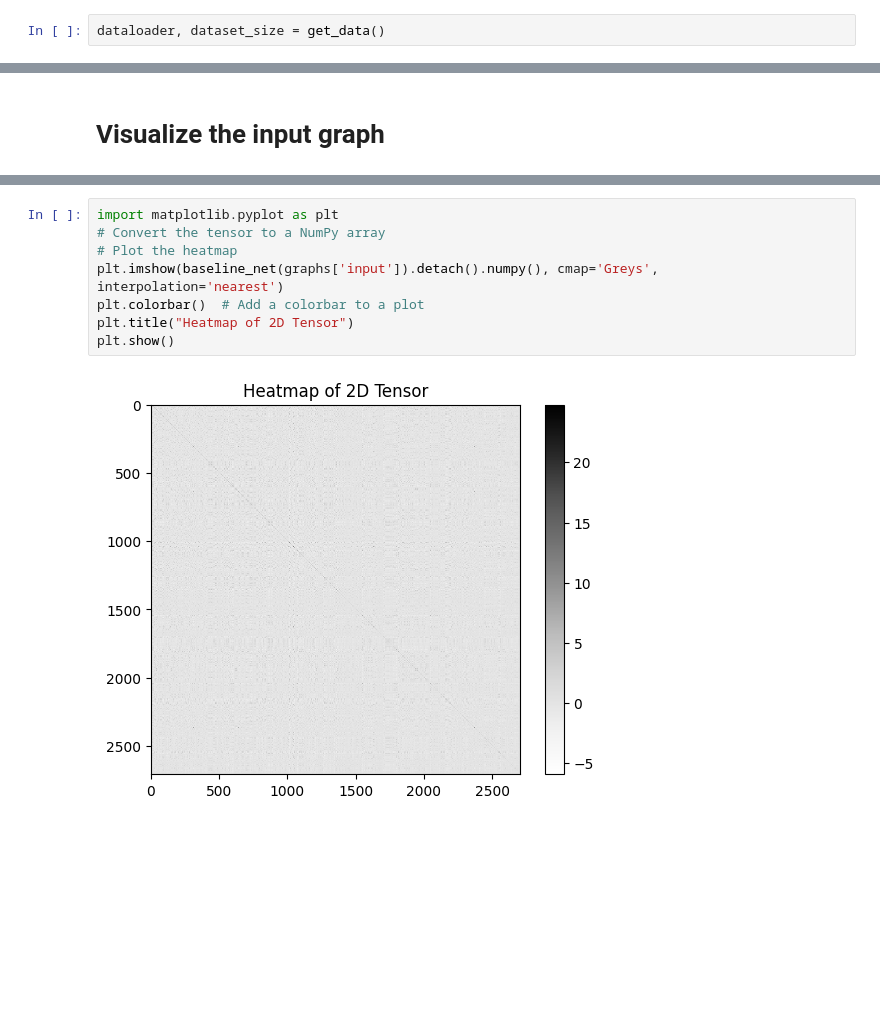
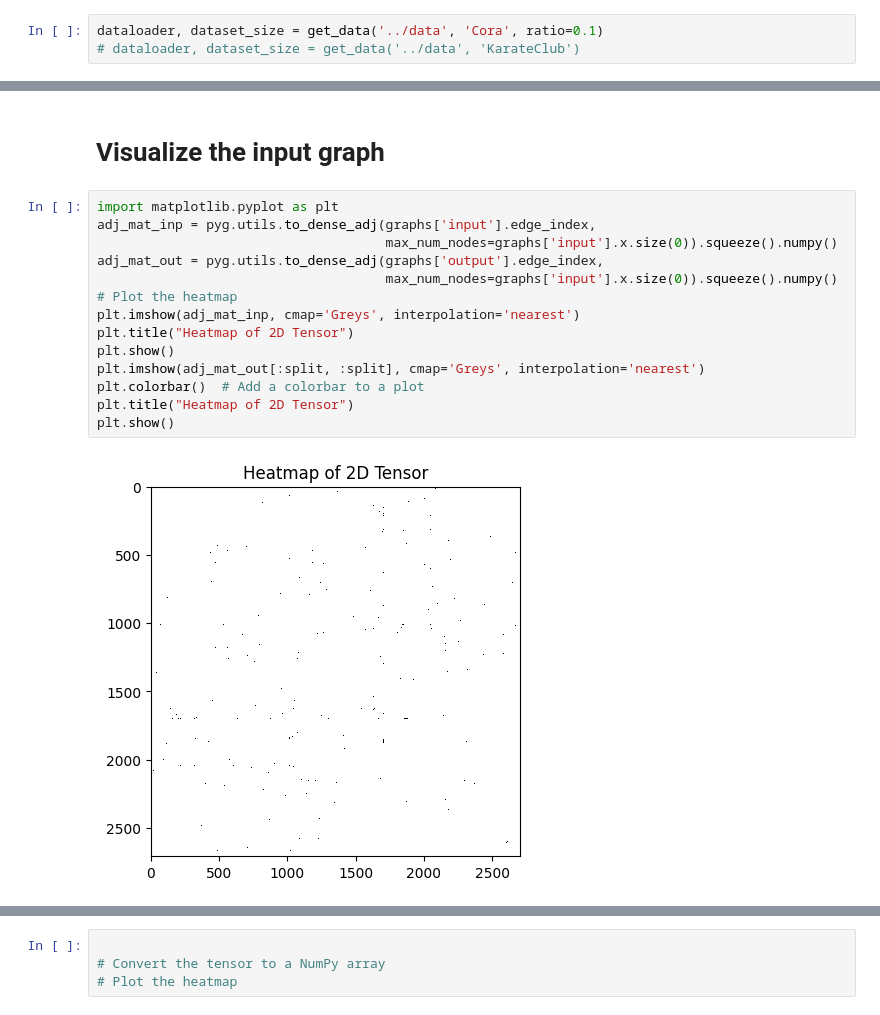
Before and after one commit to FDUguchunhui/latent-space-constraint-GNN, a Jupyter notebook: src/cgvae.ipynb, the cells around one changed output, grey strips where cells are left out. Cells and saved outputs as stored; diff of their text form; blank space fills up the shorter version.

```diff
--- a/src/cgvae.ipynb
+++ b/src/cgvae.ipynb
@@ -11,6 +15,7 @@ import torch
 from IPython.display import display, HTML
 display(HTML("<style>pre { white-space: pre !important; }</style>"))
 # %%
-dataloader, dataset_size = get_data()
+dataloader, dataset_size = get_data('../data', 'Cora', ratio=0.1)
+# dataloader, dataset_size = get_data('../data', 'KarateClub')
 # %%
 data = next(iter(dataloader))
@@ -41,2 +62,18 @@ graphs = next(iter(dataloader))
 # %% [markdown]
 # Visualize the input graph
+# %%
+import matplotlib.pyplot as plt
+adj_mat_inp = pyg.utils.to_dense_adj(graphs['input'].edge_index,
+                                     max_num_nodes=graphs['input'].x.size(0)).squeeze().numpy()
+adj_mat_out = pyg.utils.to_dense_adj(graphs['output'].edge_index,
+                                     max_num_nodes=graphs['input'].x.size(0)).squeeze().numpy()
+# Plot the heatmap
+plt.imshow(adj_mat_inp, cmap='Greys', interpolation='nearest')
+plt.title("Heatmap of 2D Tensor")
+plt.show()
+plt.imshow(adj_mat_out[:split, :split], cmap='Greys', interpolation='nearest')
+plt.colorbar()  # Add a colorbar to a plot
+plt.title("Heatmap of 2D Tensor")
+plt.show()
+# %% [output]
+[figure, added]
@@ -43,11 +81,5 @@ graphs = next(iter(dataloader))
 # %%
-import matplotlib.pyplot as plt
+
 # Convert the tensor to a NumPy array
 # Plot the heatmap
-plt.imshow(baseline_net(graphs['input']).detach().numpy(), cmap='Greys', interpolation='nearest')
-plt.colorbar()  # Add a colorbar to a plot
-plt.title("Heatmap of 2D Tensor")
-plt.show()
-# %% [output]
-[figure, removed]
 # %%
```
Also changed, not shown: parts of 16 cells of this notebook, 3 other files.
